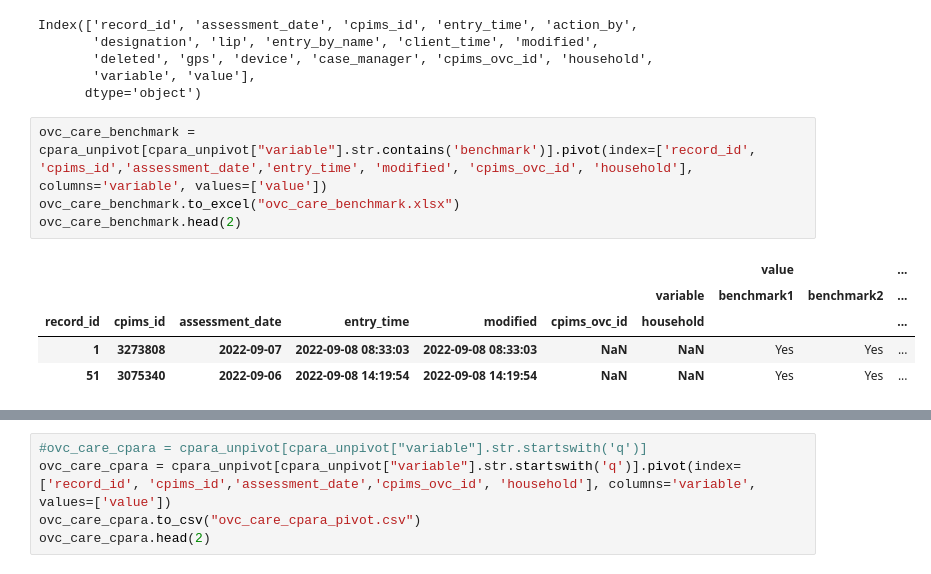
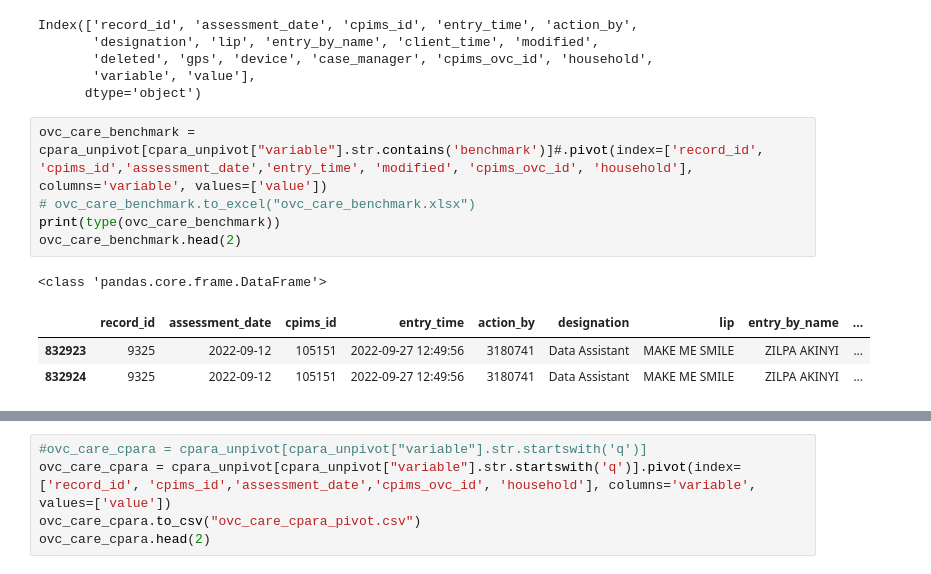
Before and after one commit to bmugwe/Usaid4thechild_data, a Jupyter notebook: MIS-CPIMS Data Import Test Script.ipynb, the cells around one changed output, grey strips where cells are left out. Cells and saved outputs as stored; diff of their text form.

Commit message:
aligning ovc_care_benchmark-\Usaid4thechild_data with ovc_care_benchmark-CPIMS

```diff
--- a/MIS-CPIMS Data Import Test Script.ipynb
+++ b/MIS-CPIMS Data Import Test Script.ipynb
@@ -129,12 +132,12 @@ Index(['record_id', 'assessment_date', 'cpims_id', 'entry_time', 'action_by',
        'variable', 'value'],
       dtype='object')
 # %%
-ovc_care_benchmark = cpara_unpivot[cpara_unpivot["variable"].str.contains('benchmark')].pivot(index=['record_id', 'cpims_id','assessment_date','entry_time', 'modified', 'cpims_ovc_id', 'household'], columns='variable', values=['value'])
-ovc_care_benchmark.to_excel("ovc_care_benchmark.xlsx")
+ovc_care_benchmark = cpara_unpivot[cpara_unpivot["variable"].str.contains('benchmark')]#.pivot(index=['record_id', 'cpims_id','assessment_date','entry_time', 'modified', 'cpims_ovc_id', 'household'], columns='variable', values=['value'])
+# ovc_care_benchmark.to_excel("ovc_care_benchmark.xlsx")
+print(type(ovc_care_benchmark))
 ovc_care_benchmark.head(2)
 # %% [output]
+<class 'pandas.core.frame.DataFrame'>
-|  |  |  |  |  |  |  | value |  | ... |
-|  |  |  |  |  |  | variable | benchmark1 | benchmark2 | ... |
-| record_id | cpims_id | assessment_date | entry_time | modified | cpims_ovc_id | household |  |  | ... |
-| 1 | 3273808 | 2022-09-07 | 2022-09-08 08:33:03 | 2022-09-08 08:33:03 | NaN | NaN | Yes | Yes | ... |
-| 51 | 3075340 | 2022-09-06 | 2022-09-08 14:19:54 | 2022-09-08 14:19:54 | NaN | NaN | Yes | Yes | ... |
+|  | record_id | assessment_date | cpims_id | entry_time | action_by | designation | lip | entry_by_name | ... |
+| 832923 | 9325 | 2022-09-12 | 105151 | 2022-09-27 12:49:56 | 3180741 | Data Assistant | MAKE ME SMILE | ZILPA AKINYI | ... |
+| 832924 | 9325 | 2022-09-12 | 105151 | 2022-09-27 12:49:56 | 3180741 | Data Assistant | MAKE ME SMILE | ZILPA AKINYI | ... |
```
Also changed, not shown: parts of 6 cells of this notebook, 4 other files.
